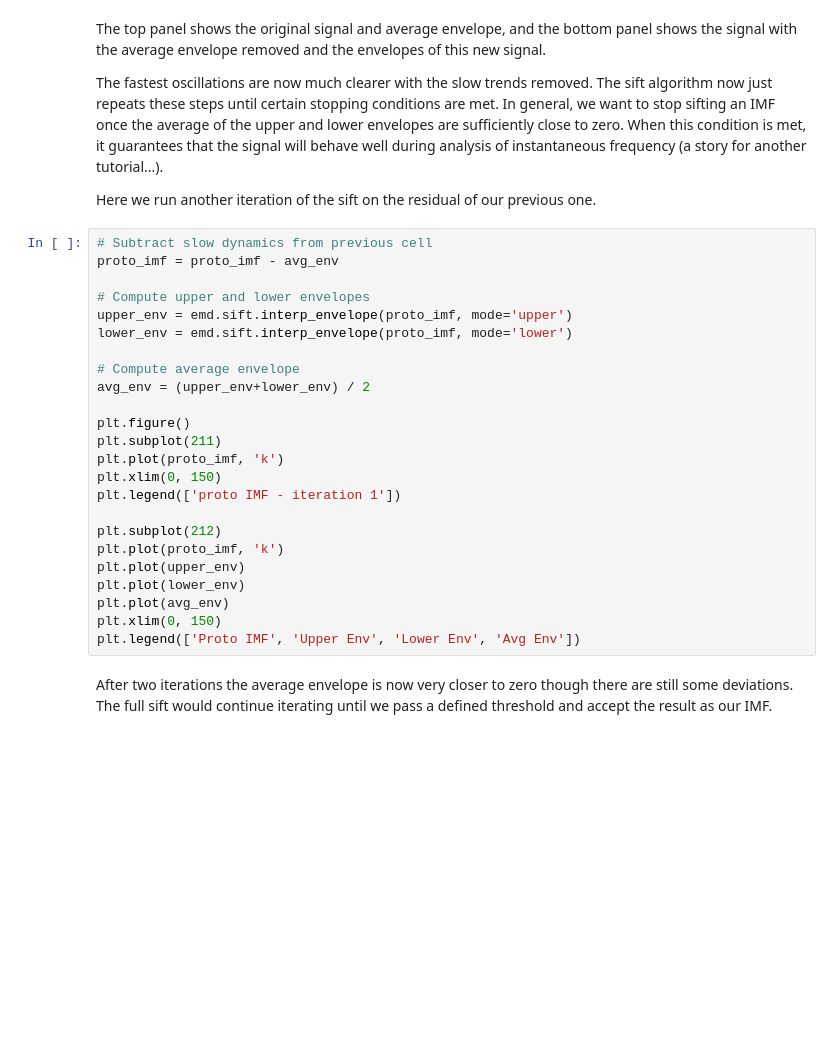
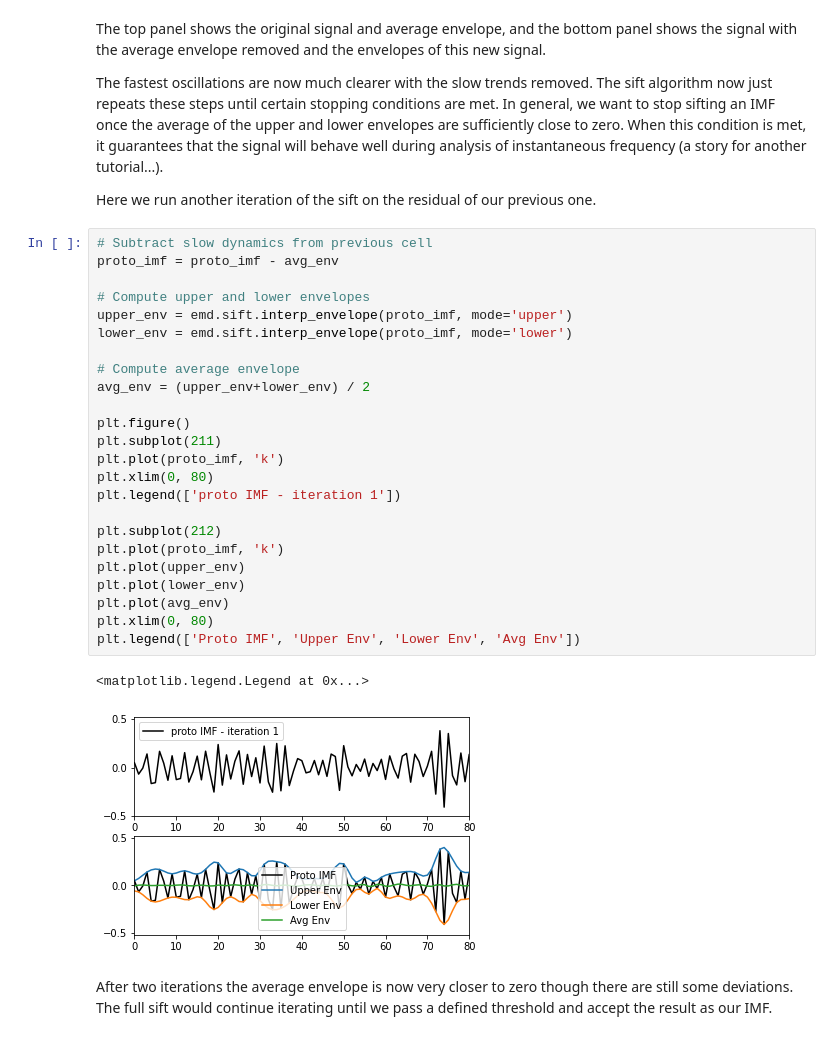
Before and after one commit to rhenanqz/series-temporais, a Jupyter notebook: emd_tutorials_jupyter/01_sifting/emd_tutorial_01_sift_01_siftintro.ipynb, the cells around one changed output. Saved outputs shown, nothing was run; the diff lists cells and outputs as text; blank space fills up the shorter version.

```diff
--- a/emd_tutorials_jupyter/01_sifting/emd_tutorial_01_sift_01_siftintro.ipynb
+++ b/emd_tutorials_jupyter/01_sifting/emd_tutorial_01_sift_01_siftintro.ipynb
@@ -149,27 +161,30 @@ Here we run another iteration of the sift on the residual of our previous one.
 # %%
 # Subtract slow dynamics from previous cell
 proto_imf = proto_imf - avg_env
 
 # Compute upper and lower envelopes
 upper_env = emd.sift.interp_envelope(proto_imf, mode='upper')
 lower_env = emd.sift.interp_envelope(proto_imf, mode='lower')
 
 # Compute average envelope
 avg_env = (upper_env+lower_env) / 2
 
 plt.figure()
 plt.subplot(211)
 plt.plot(proto_imf, 'k')
-plt.xlim(0, 150)
+plt.xlim(0, 80)
 plt.legend(['proto IMF - iteration 1'])
 
 plt.subplot(212)
 plt.plot(proto_imf, 'k')
 plt.plot(upper_env)
 plt.plot(lower_env)
 plt.plot(avg_env)
-plt.xlim(0, 150)
+plt.xlim(0, 80)
 plt.legend(['Proto IMF', 'Upper Env', 'Lower Env', 'Avg Env'])
+# %% [output]
+<matplotlib.legend.Legend at 0x...>
+[figure, added]
 # %% [markdown]
 After two iterations the average envelope is now very closer to zero though
 there are still some deviations. The full sift would continue iterating until
```
Also changed, not shown: parts of 11 cells of this notebook, 1 other file.
